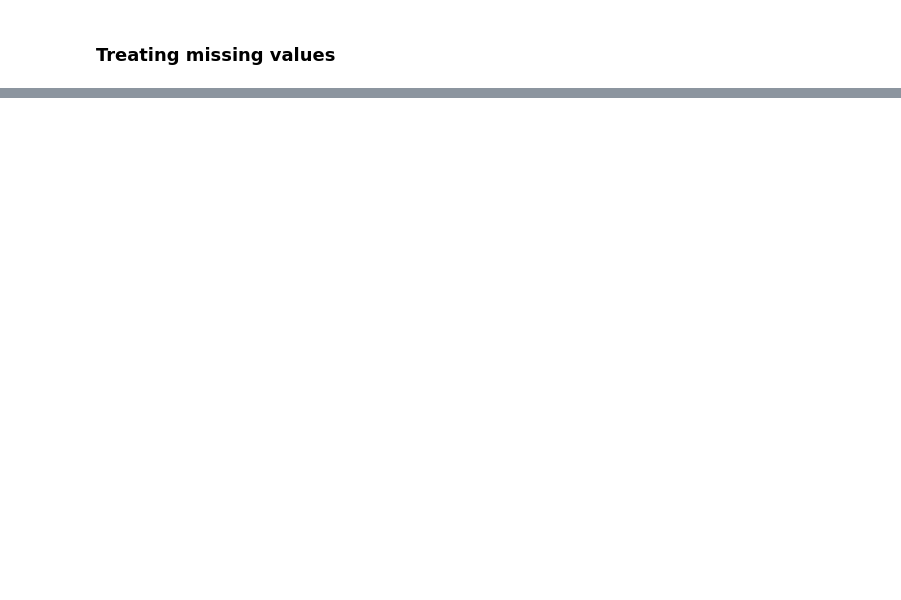
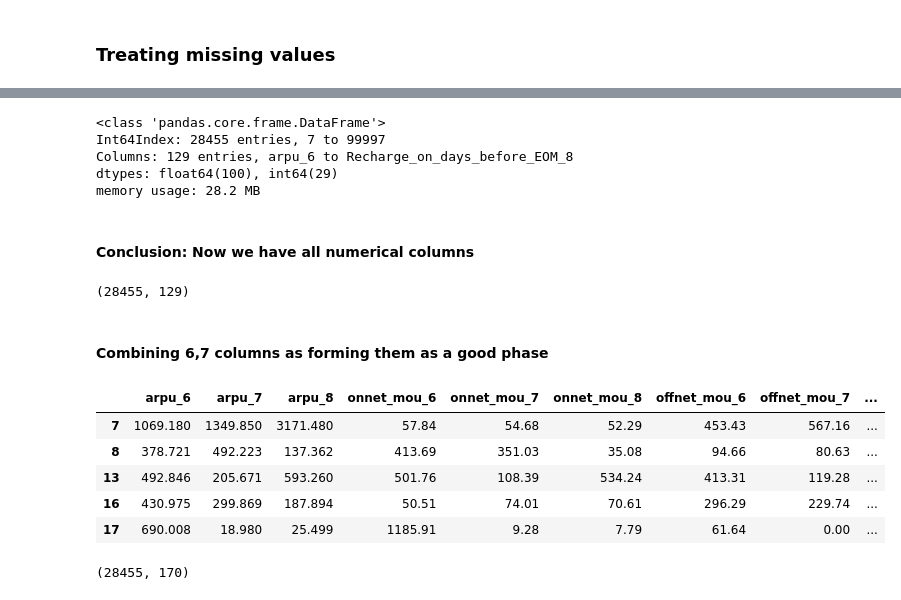
Before and after one commit to murthy605/TelecomChurn, a Jupyter notebook: Hari_Krishna_TelecomChurnCaseStudy.ipynb, the cells around one changed output, grey strips where cells are left out. Drawn from its saved outputs; the diff is of its cells as text; code cells hidden in the pictures; blank space fills up the shorter version.

```diff
--- a/Hari_Krishna_TelecomChurnCaseStudy.ipynb
+++ b/Hari_Krishna_TelecomChurnCaseStudy.ipynb
@@ -176,0 +218,34 @@ telecom_churn_reduced_2_df.shape
+# %%
+#Calculate Date from last day of the month for recharge
+telecom_churn_reduced_5_df['Recharge_on_days_before_EOM_6'] = telecom_churn_reduced_5_df.date_of_last_rech_6.apply(lambda x: (30 - int(x.split('/')[1])))
+telecom_churn_reduced_5_df['Recharge_on_days_before_EOM_7'] = telecom_churn_reduced_5_df.date_of_last_rech_7.apply(lambda x: (31 - int(x.split('/')[1])))
+telecom_churn_reduced_5_df['Recharge_on_days_before_EOM_8'] = telecom_churn_reduced_5_df.date_of_last_rech_8.apply(lambda x: (31 - int(x.split('/')[1])))
+# %%
+# Remove date time columns as its not needed
+
+telecom_churn_reduced_5_df = telecom_churn_reduced_5_df.drop(['date_of_last_rech_6', 'date_of_last_rech_7', 'date_of_last_rech_8'], axis = 1)
+# %%
+telecom_churn_reduced_5_df.info()
+# %% [output]
+<class 'pandas.core.frame.DataFrame'>
+Int64Index: 28455 entries, 7 to 99997
+Columns: 129 entries, arpu_6 to Recharge_on_days_before_EOM_8
+dtypes: float64(100), int64(29)
+memory usage: 28.2 MB
+# %% [markdown]
+#### Conclusion: Now we have all numerical columns
+# %%
+telecom_churn_reduced_5_df.shape
+# %% [output]
+(28455, 129)
+# %% [markdown]
+#### Combining 6,7 columns as forming them as a good phase
+# %%
+telecom_churn_reduced_5_df.head()
+# %% [output]
+|  | arpu_6 | arpu_7 | arpu_8 | onnet_mou_6 | onnet_mou_7 | onnet_mou_8 | offnet_mou_6 | offnet_mou_7 | ... |
+| 7 | 1069.180 | 1349.850 | 3171.480 | 57.84 | 54.68 | 52.29 | 453.43 | 567.16 | ... |
+| 8 | 378.721 | 492.223 | 137.362 | 413.69 | 351.03 | 35.08 | 94.66 | 80.63 | ... |
+| 13 | 492.846 | 205.671 | 593.260 | 501.76 | 108.39 | 534.24 | 413.31 | 119.28 | ... |
+| 16 | 430.975 | 299.869 | 187.894 | 50.51 | 74.01 | 70.61 | 296.29 | 229.74 | ... |
+| 17 | 690.008 | 18.980 | 25.499 | 1185.91 | 9.28 | 7.79 | 61.64 | 0.00 | ... |
@@ -176,0 +297,4 @@ telecom_churn_reduced_2_df.shape
+# %%
+telecom_churn_reduced_5_df.shape
+# %% [output]
+(28455, 170)
```
Also changed, not shown: parts of 29 cells of this notebook.
